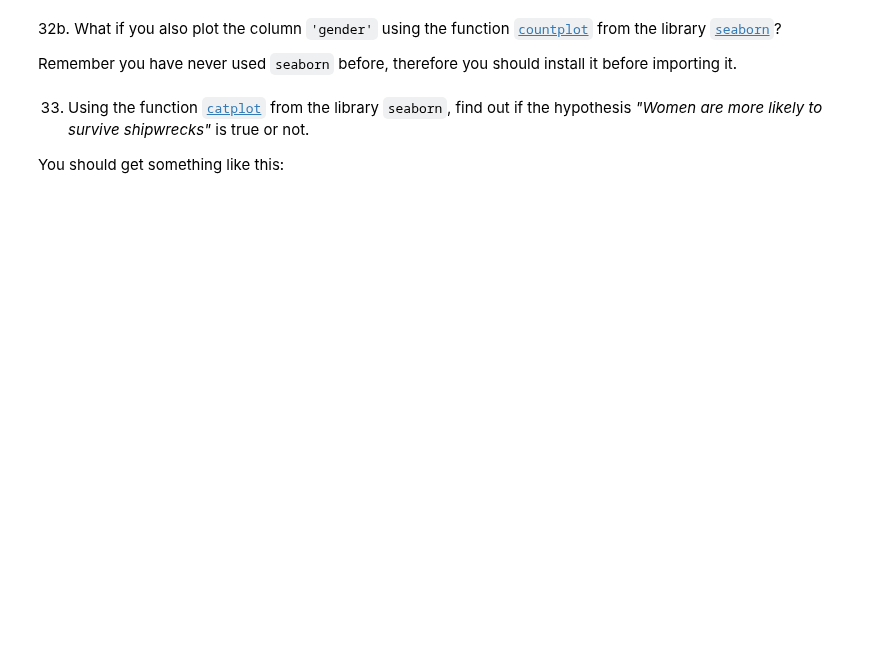
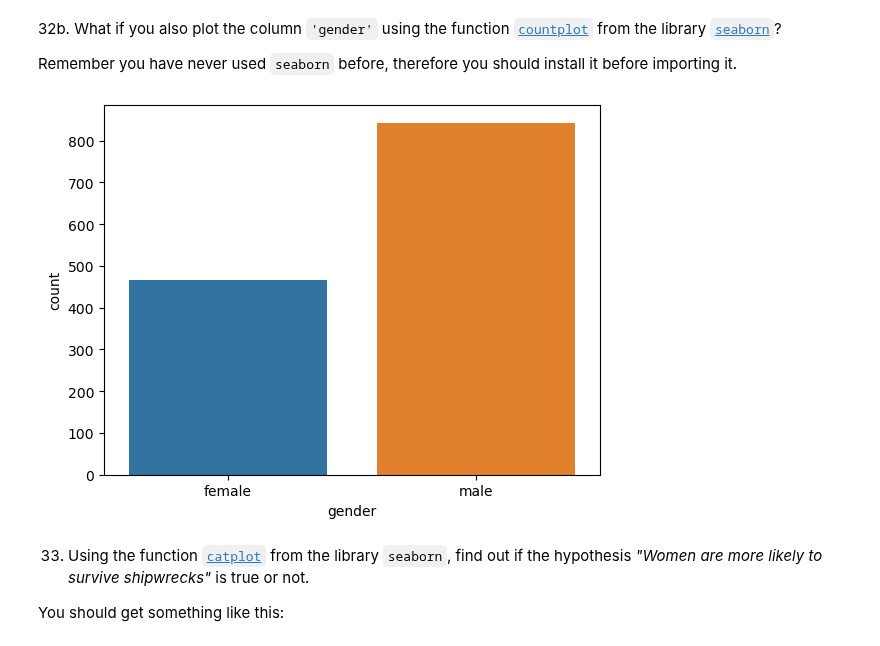
Before and after one commit to jblalor/2026-10-BILBAO-FT-Data-Science-J, a Jupyter notebook: 2-Data_Analysis/2-Pandas/Practica/7-Titanic/Titanic-exercise_J.ipynb, the cells around one changed output. Drawn from its saved outputs; the diff is of its cells as text; code cells hidden in the pictures; blank space fills up the shorter version.

```diff
--- a/2-Data_Analysis/2-Pandas/Practica/7-Titanic/Titanic-exercise_J.ipynb
+++ b/2-Data_Analysis/2-Pandas/Practica/7-Titanic/Titanic-exercise_J.ipynb
@@ -412,6 +546,10 @@ import matplotlib.pyplot as plt
 Remember you have never used `seaborn` before, therefore you should install it before importing it.
 # %%
 import seaborn as sns
+# %%
+sns.countplot(titanic, x='gender');
+# %% [output]
+[figure, added]
 # %% [markdown]
 33. Using the function [`catplot`](https://seaborn.pydata.org/generated/seaborn.catplot.html) from the library `seaborn`, find out if the hypothesis _"Women are more likely to survive shipwrecks"_ is true or not.
 
```
Also changed, not shown: parts of 18 cells of this notebook, 2 other files.
